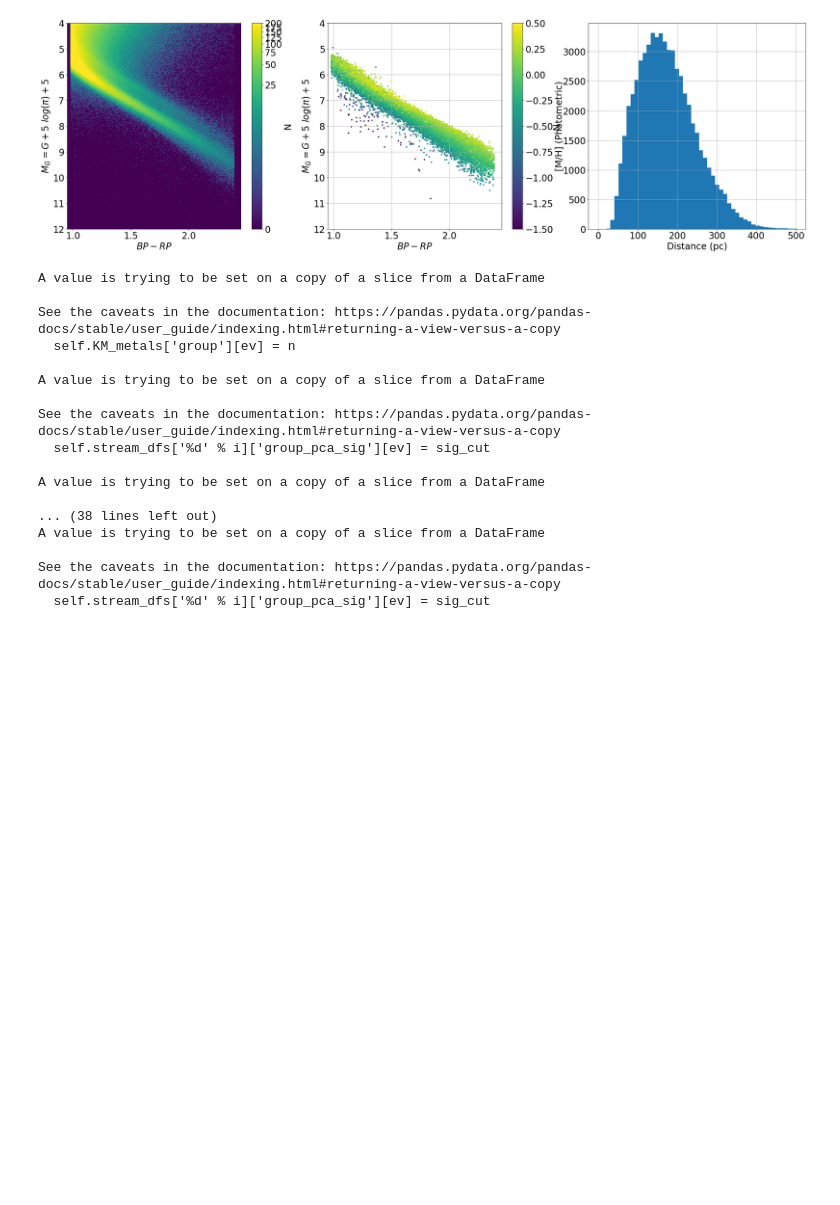
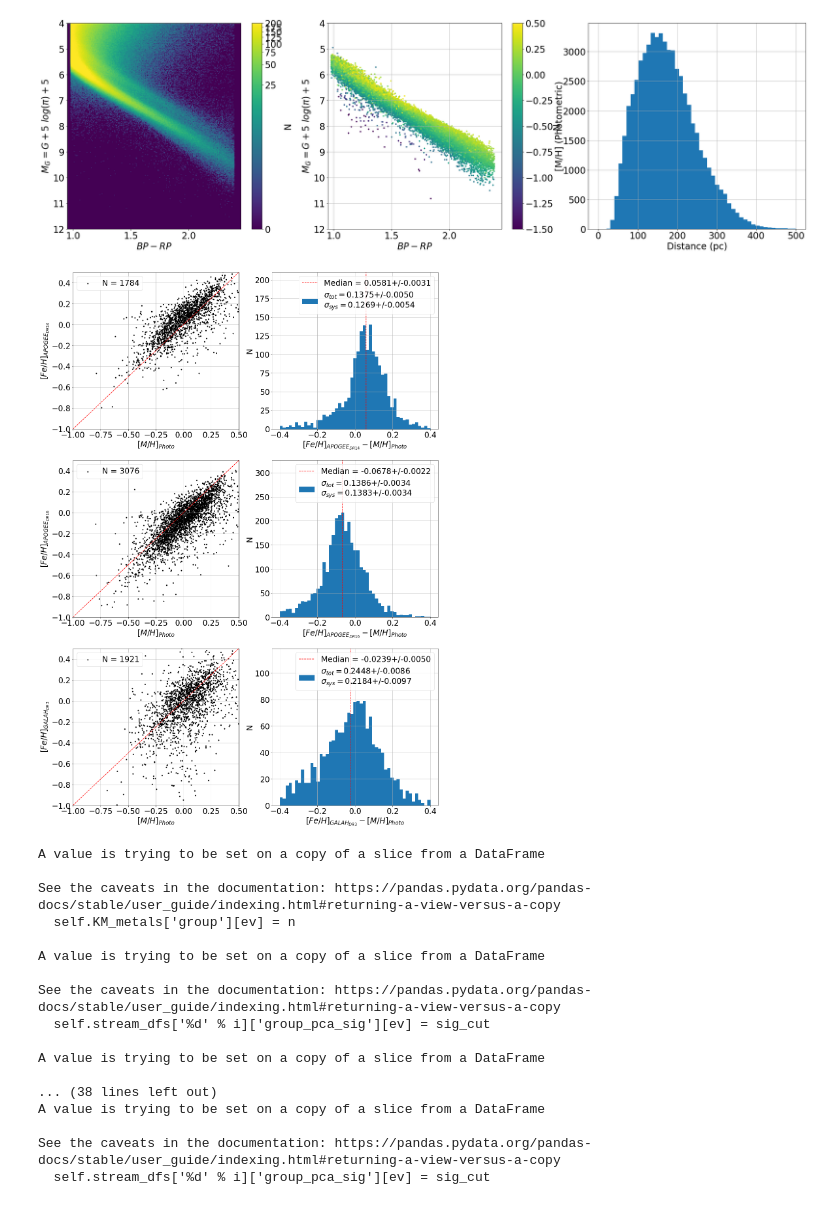
Before and after one commit to imedan/chemo_dyn_ages, a Jupyter notebook: full_paper_analysis.ipynb, the cells around one changed output. Saved outputs shown, nothing was run; the diff lists cells and outputs as text; code cells hidden in the pictures; blank space fills up the shorter version.

```diff
--- a/full_paper_analysis.ipynb
+++ b/full_paper_analysis.ipynb
@@ -39,9 +40,14 @@ GM.find_GMMs(plot_dir='paper_plots')
 KM = KM_metals(metals_file='gaia_DR3_photo_metallicities.txt',
                gaia_file='gaia_file/gaia_K_dwarf_RV_DR3-result.csv')
 # %%
-# make figure 1 in the table
+# make figure 1
 import mpl_scatter_density
 import numpy as np
+import pandas as pd
+import matplotlib.pylab as plt
+import os
+%matplotlib inline
+plt.style.use('%s/mystyle.mplstyle' % os.environ['MPL_STYLES'])
 
 from astropy.visualization import LogStretch
 from astropy.visualization.mpl_normalize import ImageNormalize
@@ -89,6 +95,16 @@ plt.savefig('paper_plots/photo_metallciities_gaia_hr_ext_corr.png', dpi=100,
 plt.show()
 # %% [output]
 [figure]
+# %%
+# make figure 2
+
+galah_file = '../500_pc_KM_rv_cross_match/GALAH_DR3_main_allstar_v1.fits'
+apogee_16_file = '../500_pc_KM_rv_cross_match/APOGEE_DR16_allStarLite-r12-l33.fits'
+apogee_14_file = '../500_pc_KM_rv_cross_match/APOGEE_DR14_allStar-l31c.2.fits'
+compare_all_spec_surveys(galah_file, apogee_16_file, apogee_14_file,
+                         KM.KM_metals, 'paper_plots/compare_all_spec_metals.png')
+# %% [output]
+[figure, added]
 # %%
 KM.assign_kinematic_groups(plot_groups=False)
 # %% [output]
```
Also changed, not shown: parts of 5 cells of this notebook, 1 other file.
